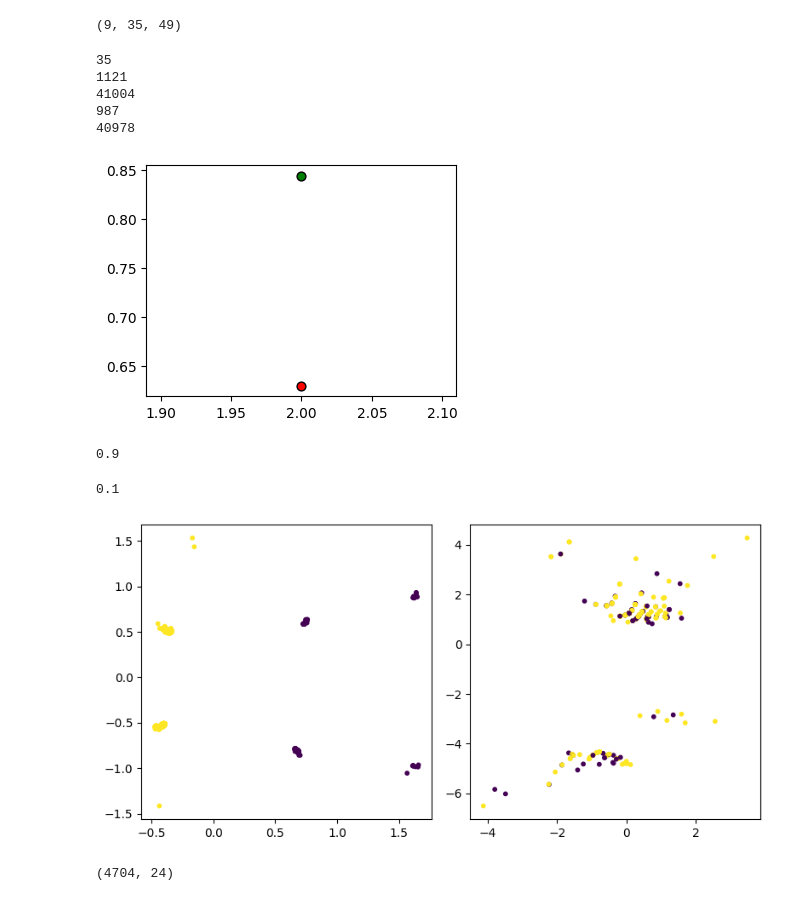
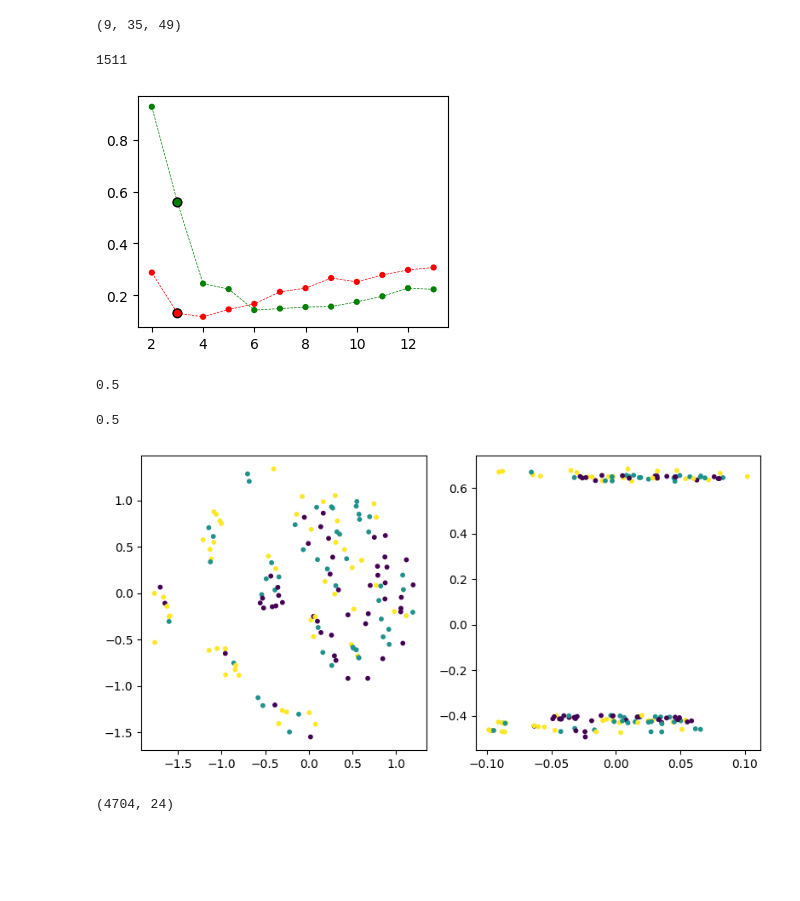
Before and after one commit to AbdoulayeDiop/simrec, a Jupyter notebook: test.ipynb, the cells around one changed output. Saved outputs shown, nothing was run; the diff lists cells and outputs as text; code cells hidden in the pictures; blank space fills up the shorter version.

```diff
--- a/test.ipynb
+++ b/test.ipynb
@@ -17,34 +17,29 @@ for filename in os.listdir("meta_dataset_creation/data/benchmark_results_prev/fa
     data_id = filename.split(".")[0]
     with open(f"meta_dataset_creation/data/benchmark_results_prev/fasterpam/original/scores/{data_id}.pickle", "rb") as f:
         scores = pickle.load(f)
-    if max([max([obj['score'] for obj in scores[p]["acc"]]) for p in scores]) - max([obj['score'] for obj in scores["euclidean_hamming"]["acc"]]) > 0.2:
+    if max([max([obj['score'] for obj in scores[p]["acc"] if True or obj["params"]["alpha"]==0.5]) for p in scores]) >= 0.8 and max([obj['score'] for obj in scores["euclidean_hamming"]["acc"] if True or obj["params"]["alpha"]==0.5]) < 0.6:
         print(data_id)
 # %% [output]
-35
-1121
-41004
-987
-40978
+1511
 # %%
-data_id = 1121
+data_id = 1115
 with open(f"datasets/mixed/original/{data_id}.pickle", "rb") as f:
     data = pickle.load(f)
-with open(f"meta_dataset_creation/data/benchmark_results_prev/fasterpam/original/scores/{data_id}.pickle", "rb") as f:
+with open(f"meta_dataset_creation/data/benchmark_results/fasterpam/scores/{data_id}.pickle", "rb") as f:
     scores = pickle.load(f)
 
-eval_metric = "sil"
+eval_metric = "acc"
 baseline_pairs = 'euclidean_hamming'
 best_pair = sorted(
     scores.keys(),
-    key= lambda p: -max([obj['score'] for obj in scores[p][eval_metric] \
-        if 0.1 <= obj['params']['alpha'] <= 0.9])
+    key= lambda p: -max([obj['score'] for obj in scores[p][eval_metric] if True or obj["params"]["alpha"]==0.5]) #if obj["params"]["alpha"]==0.5
 )[0]
 colors = {baseline_pairs:"red", best_pair:"green"}
 plt.figure(figsize=(4, 3))
 for sim_pair in [baseline_pairs, best_pair]:
     y = {}
     for obj in scores[sim_pair][eval_metric]:
-        if 0.1 <= obj['params']['alpha'] <= 0.9:
+        if True or obj["params"]["alpha"]==0.5:
             n_clusters = obj['params']['n_clusters']
             if n_clusters not in y:
                 y[n_clusters] = obj['score']
@@ -60,40 +55,40 @@ for sim_pair in [baseline_pairs, best_pair]:
     )
 plt.show()
 # %% [output]
-[figure, old version]
+[figure, new version]
 # %%
 from sklearn.preprocessing import minmax_scale, StandardScaler, normalize
 from sklearn.decomposition import PCA
 from sklearn.manifold import TSNE, MDS
 from clustering_algorithms import kmedoids
 from sklearn.preprocessing import OneHotEncoder, minmax_scale
 
 plt.figure(figsize=(8, 4))
 for i, sim_pair in enumerate([baseline_pairs, best_pair]):
     Dnum = base_metrics.get_metric(sim_pair.split("_")[0]).fit(data["Xnum"]).pairwise(minmax_scale(data["Xnum"]))
     if sim_pair.split("_")[1] in base_metrics.get_available_metrics(data_type="categorical"):
         Dcat = base_metrics.get_metric(sim_pair.split("_")[1]).fit(data["Xcat"]).pairwise(data["Xcat"])
     else:
         enc = OneHotEncoder(handle_unknown='ignore')
         Xdummy = enc.fit_transform(data["Xcat"]).toarray()
         Dcat = base_metrics.get_metric(sim_pair.split("_")[1]).fit(Xdummy).pairwise(Xdummy)
-    ind = np.argmax([obj['score'] for obj in scores[sim_pair][eval_metric] if 0.1 <= obj['params']['alpha'] <= 0.9])
-    alpha = [obj for obj in scores[sim_pair][eval_metric] if 0.1 <= obj['params']['alpha'] <= 0.9][ind]['params']['alpha']
+    ind = np.argmax([obj['score'] for obj in scores[sim_pair][eval_metric] if obj["params"]["alpha"]==0.5])
+    alpha = [obj for obj in scores[sim_pair][eval_metric] if obj["params"]["alpha"]==0.5][ind]['params']['alpha']
     print(alpha)
-    n_clusters = [obj for obj in scores[sim_pair][eval_metric] if 0.1 <= obj['params']['alpha'] <= 0.9][ind]['params']['n_clusters']
+    n_clusters = [obj for obj in scores[sim_pair][eval_metric] if obj["params"]["alpha"]==0.5][ind]['params']['n_clusters']
     D = (1-alpha)*Dnum + alpha*Dcat
     # X = TSNE(n_components=2, metric="precomputed", init="random",
     #     learning_rate="auto", n_jobs=-1).fit_transform(D)
     X = MDS(n_components=2, dissimilarity="precomputed", n_jobs=-1).fit_transform(D)
     clusters = kmedoids(Dnum, Dcat, alpha, n_clusters, method="fasterpam")
     plt.subplot(1, 2, i+1)
     plt.scatter(X[:,0], X[:, 1], c=data["y"], s=10) #, data["y"]
 plt.tight_layout()
 plt.show()
 # %% [output]
-0.9
+0.5
-0.1
+0.5
-[figure, old version]
+[figure, new version]
 # %%
 data["Xcat"].shape
 # %% [output]
```
Also changed, not shown: 7 other files.
